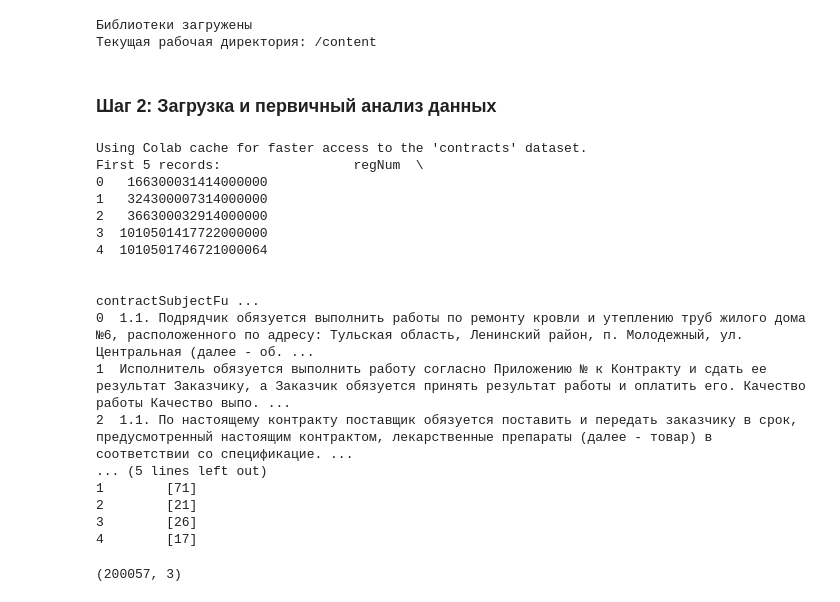
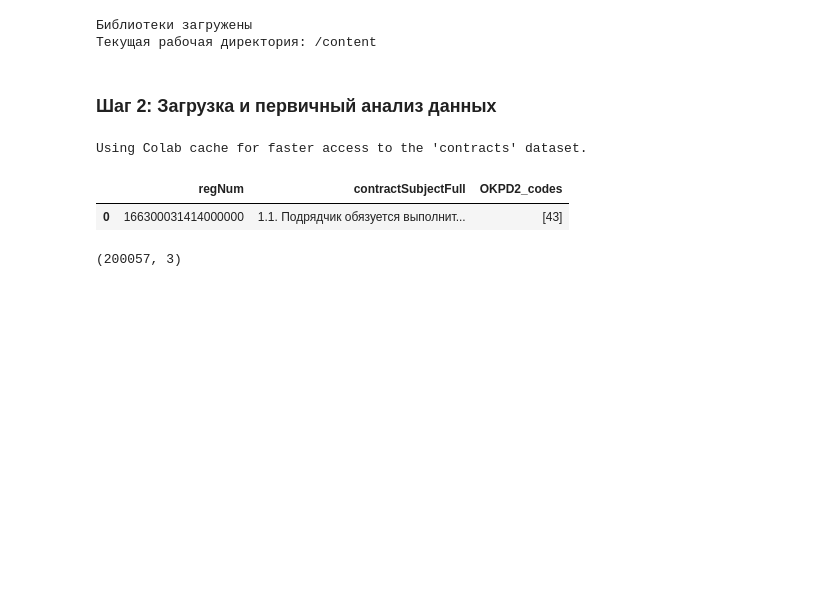
Before and after one commit to aldarovav/YearProject, a Jupyter notebook: analysis.ipynb, the cells around one changed output. Saved outputs shown, nothing was run; the diff lists cells and outputs as text; code cells hidden in the pictures; blank space fills up the shorter version.

```diff
--- a/analysis.ipynb
+++ b/analysis.ipynb
@@ -34,35 +38,21 @@ print("Текущая рабочая директория:", os.getcwd())
 # %%
 from kagglehub import KaggleDatasetAdapter
 
 # Указываем конкретный файл для загрузки
 file_path = "contracts_dataset_filtered.json"
 
 # Load the latest version
 df = kagglehub.load_dataset(
     KaggleDatasetAdapter.PANDAS,
     "aldarovalexander/contracts",
     file_path,
 )
 
-print("First 5 records:", df.head())
+df.head(1)
 # %% [output]
 Using Colab cache for faster access to the 'contracts' dataset.
-First 5 records:                 regNum  \
-0   166300031414000000
-1   324300007314000000
-2   366300032914000000
-3  1010501417722000000
-4  1010501746721000064
-
-                                                                                                                                                                                       contractSubjectFu ...
-0  1.1. Подрядчик обязуется выполнить работы по ремонту кровли и утеплению труб жилого дома №6, расположенного по адресу: Тульская область, Ленинский район, п. Молодежный, ул. Центральная (далее - об. ...
-1  Исполнитель обязуется выполнить работу согласно Приложению № к Контракту и сдать ее результат Заказчику, а Заказчик обязуется принять результат работы и оплатить его. Качество работы Качество выпо. ...
-2  1.1. По настоящему контракту поставщик обязуется поставить и передать заказчику в срок, предусмотренный настоящим контрактом, лекарственные препараты (далее - товар) в соответствии со спецификацие. ...
-... (5 lines left out)
-1        [71]
-2        [21]
-3        [26]
-4        [17]
+|  | regNum | contractSubjectFull | OKPD2_codes |
+| 0 | 166300031414000000 | 1.1. Подрядчик обязуется выполнит... | [43] |
 # %%
 df.shape
 # %% [output]
```
Also changed, not shown: parts of 4 cells of this notebook.
